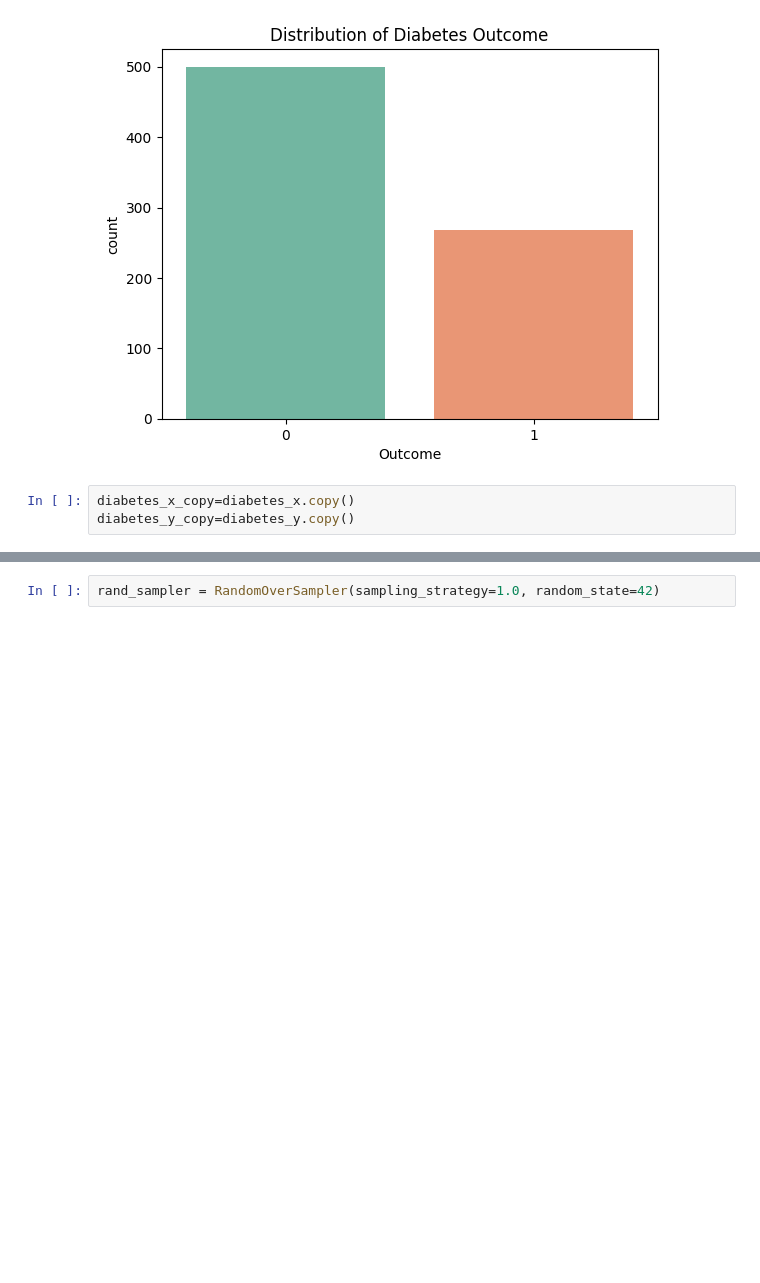
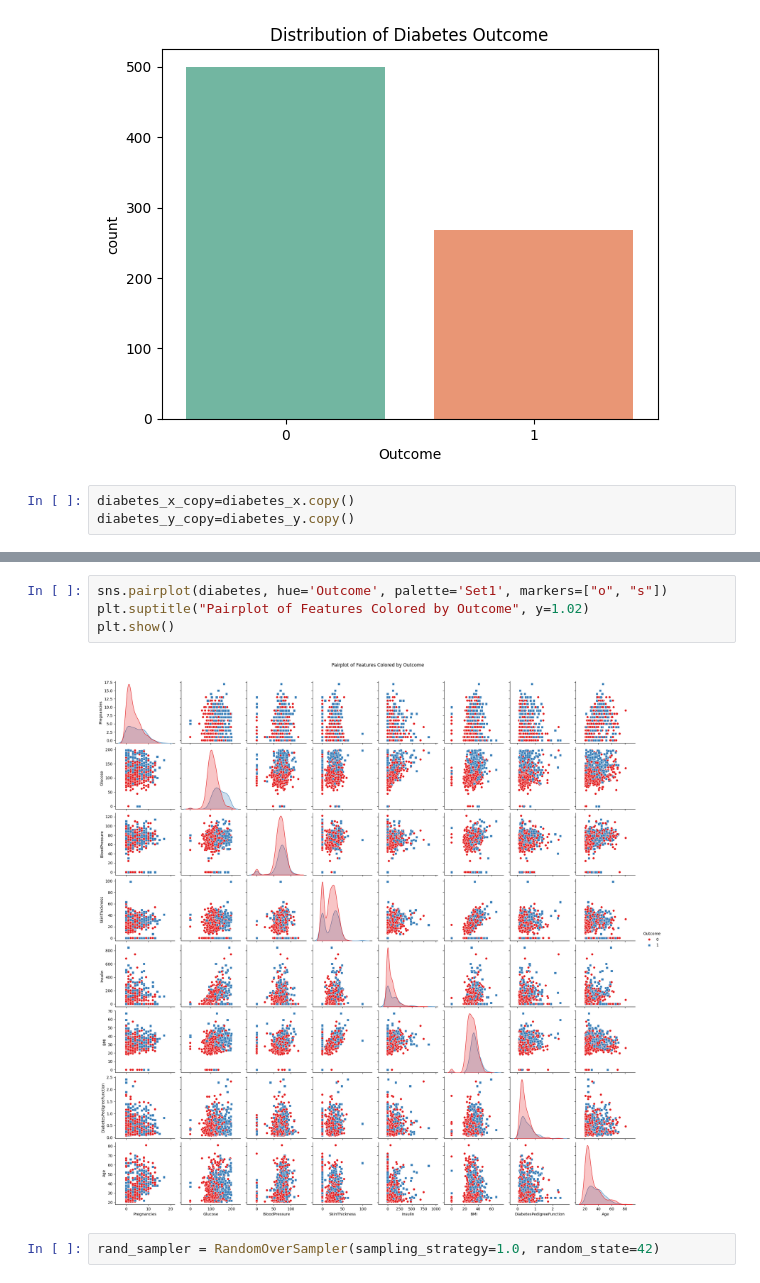
Before and after one commit to Hr15h1/Mini-Project-SemII, a Jupyter notebook: diabetes classifier(final).ipynb, the cells around one changed output, grey strips where cells are left out. Drawn from its saved outputs; the diff is of its cells as text; blank space fills up the shorter version.

```diff
--- a/diabetes classifier(final).ipynb
+++ b/diabetes classifier(final).ipynb
@@ -90,3 +99,9 @@ diabetes_y_copy=diabetes_y.copy()
+# %%
+sns.pairplot(diabetes, hue='Outcome', palette='Set1', markers=["o", "s"])
+plt.suptitle("Pairplot of Features Colored by Outcome", y=1.02)
+plt.show()
+# %% [output]
+[figure, added]
 # %%
 rand_sampler = RandomOverSampler(sampling_strategy=1.0, random_state=42)
 # %%
```
Also changed, not shown: parts of 6 cells of this notebook.
